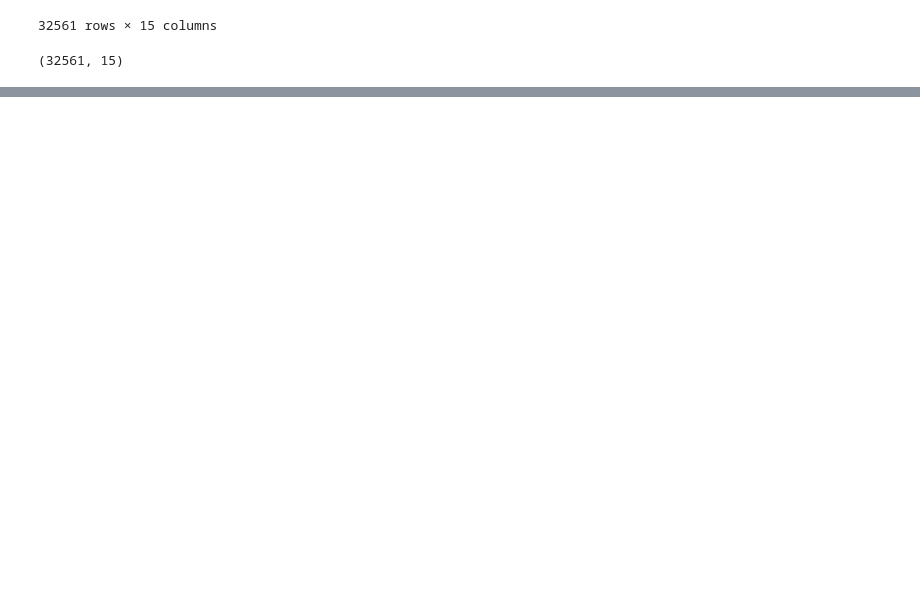
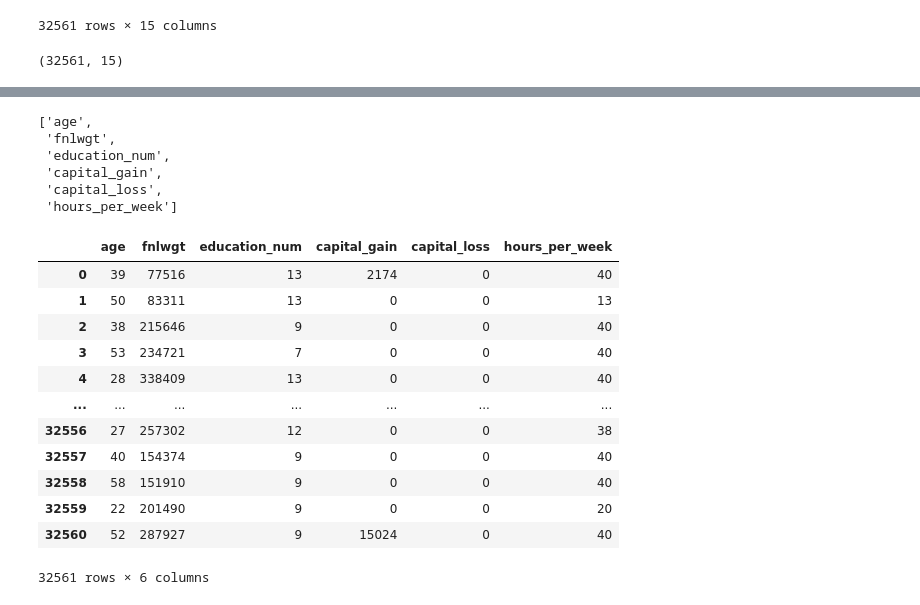
Before and after one commit to kanchan88/machine-learning-foundation-training, a Jupyter notebook: ML4_naive_bayes.ipynb, the cells around one changed output, grey strips where cells are left out. Saved outputs shown, nothing was run; the diff lists cells and outputs as text; code cells hidden in the pictures; blank space fills up the shorter version.

```diff
--- a/ML4_naive_bayes.ipynb
+++ b/ML4_naive_bayes.ipynb
@@ -31,0 +251,21 @@ col_names = ['age', 'workclass', 'fnlwgt', 'education', 'education_num', 'marita
+# %%
+data['native_country'] = (
+    data['native_country']
+        .astype(str)
+        .str.strip()
+        .replace("?", np.nan)
+)
+# %%
+data['workclass'] = (
+    data['workclass']
+        .astype(str)
+        .str.strip()
+        .replace("?", np.nan)
+)
+# %%
+data['occupation'] = (
+    data['occupation']
+        .astype(str)
+        .str.strip()
+        .replace("?", np.nan)
+)
@@ -31,0 +317,26 @@ col_names = ['age', 'workclass', 'fnlwgt', 'education', 'education_num', 'marita
+# %%
+num_data = [var for var in data.columns if data[var].dtype!='O']
+num_data
+# %% [output]
+['age',
+ 'fnlwgt',
+ 'education_num',
+ 'capital_gain',
+ 'capital_loss',
+ 'hours_per_week']
+# %%
+data[num_data]
+# %% [output]
+|  | age | fnlwgt | education_num | capital_gain | capital_loss | hours_per_week |
+| 0 | 39 | 77516 | 13 | 2174 | 0 | 40 |
+| 1 | 50 | 83311 | 13 | 0 | 0 | 13 |
+| 2 | 38 | 215646 | 9 | 0 | 0 | 40 |
+| 3 | 53 | 234721 | 7 | 0 | 0 | 40 |
+| 4 | 28 | 338409 | 13 | 0 | 0 | 40 |
+| ... | ... | ... | ... | ... | ... | ... |
+| 32556 | 27 | 257302 | 12 | 0 | 0 | 38 |
+| 32557 | 40 | 154374 | 9 | 0 | 0 | 40 |
+| 32558 | 58 | 151910 | 9 | 0 | 0 | 40 |
+| 32559 | 22 | 201490 | 9 | 0 | 0 | 20 |
+| 32560 | 52 | 287927 | 9 | 15024 | 0 | 40 |
+32561 rows × 6 columns
```
Also changed, not shown: parts of 56 cells of this notebook, 1 other file.
